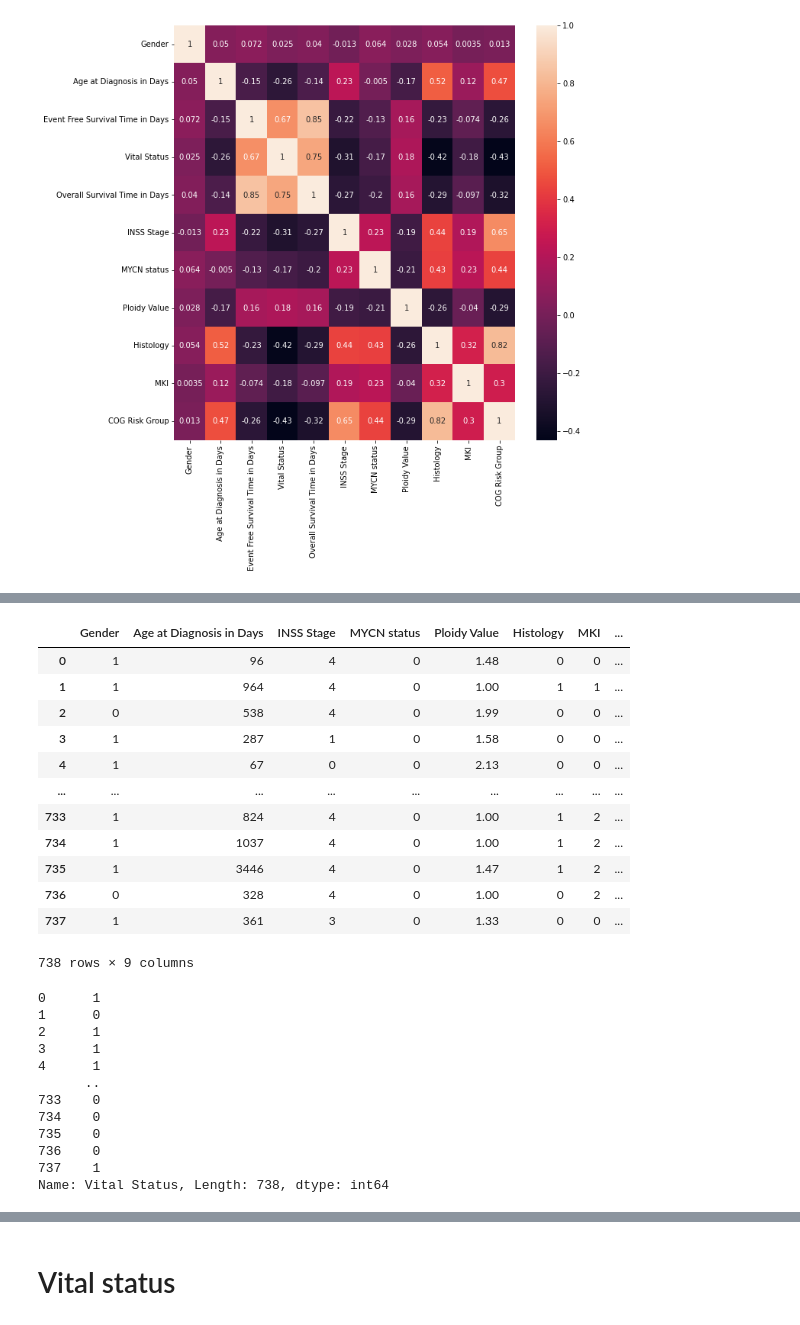
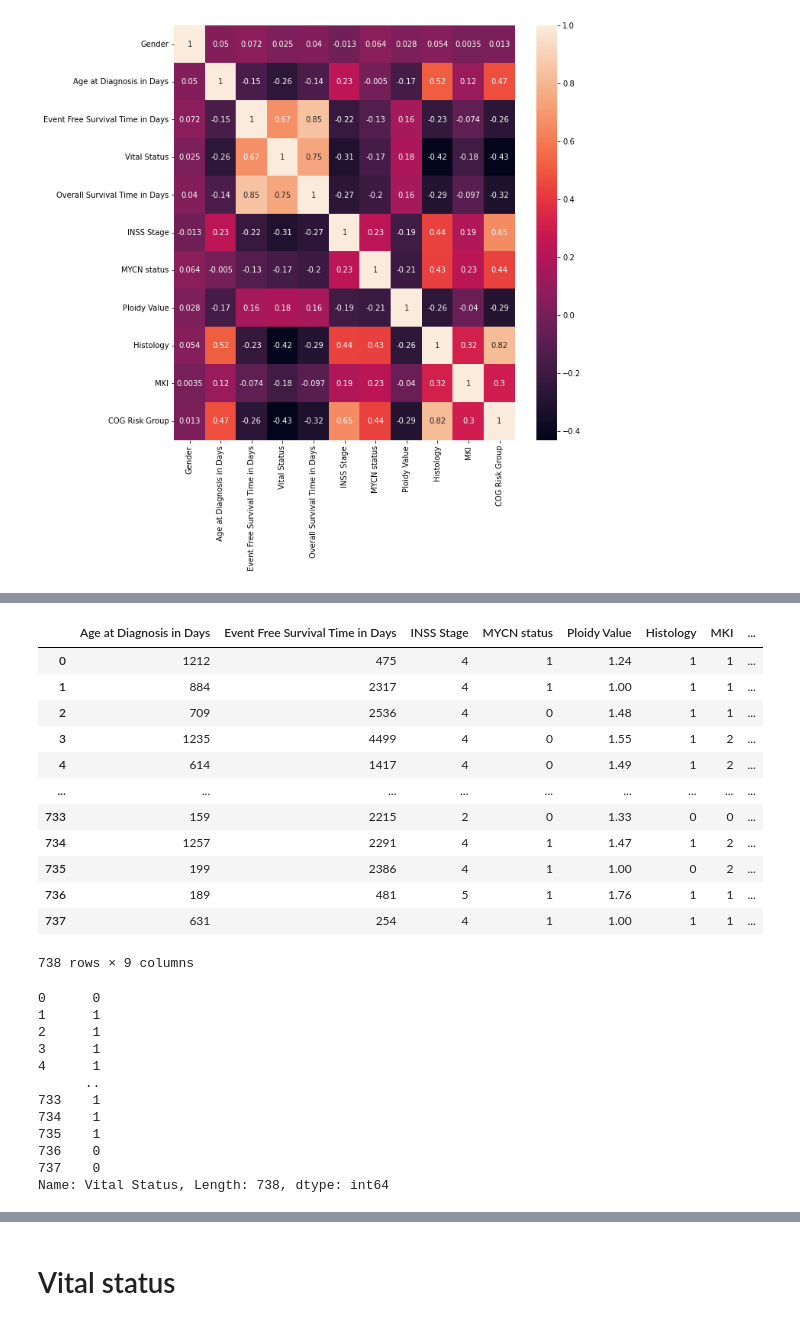
Before and after one commit to MuhammadAshiqAmeer/Federated_learning_experiments_with_Intel-openfl, a Jupyter notebook: neuroblastoma.ipynb, the cells around one changed output, grey strips where cells are left out. Cells and saved outputs as stored; diff of their text form; code cells hidden in the pictures.

```diff
--- a/neuroblastoma.ipynb
+++ b/neuroblastoma.ipynb
@@ -17,6 +17,7 @@ cd /content/drive/MyDrive/federated
 import pandas as pd
 
 df = pd.read_excel("neuroblastoma.xlsx")
+df = df.sample(frac=1).reset_index(drop=True)
 # %%
 df
 # %% [output]
@@ -195,20 +196,20 @@ df
 738 rows × 13 columns
 # %%
-x=df.drop(['Vital Status','TARGET USI','Event Free Survival Time in Days','Overall Survival Time in Days'],axis=1)
+x=df.drop(['Vital Status','TARGET USI','Overall Survival Time in Days','Gender'],axis=1)
 x
 # %% [output]
-|  | Gender | Age at Diagnosis in Days | INSS Stage | MYCN status | Ploidy Value | Histology | MKI | ... |
-| 0 | 1 | 96 | 4 | 0 | 1.48 | 0 | 0 | ... |
-| 1 | 1 | 964 | 4 | 0 | 1.00 | 1 | 1 | ... |
-| 2 | 0 | 538 | 4 | 0 | 1.99 | 0 | 0 | ... |
-| 3 | 1 | 287 | 1 | 0 | 1.58 | 0 | 0 | ... |
-| 4 | 1 | 67 | 0 | 0 | 2.13 | 0 | 0 | ... |
+|  | Age at Diagnosis in Days | Event Free Survival Time in Days | INSS Stage | MYCN status | Ploidy Value | Histology | MKI | ... |
+| 0 | 1212 | 475 | 4 | 1 | 1.24 | 1 | 1 | ... |
+| 1 | 884 | 2317 | 4 | 1 | 1.00 | 1 | 1 | ... |
+| 2 | 709 | 2536 | 4 | 0 | 1.48 | 1 | 1 | ... |
+| 3 | 1235 | 4499 | 4 | 0 | 1.55 | 1 | 2 | ... |
+| 4 | 614 | 1417 | 4 | 0 | 1.49 | 1 | 2 | ... |
 | ... | ... | ... | ... | ... | ... | ... | ... | ... |
-| 733 | 1 | 824 | 4 | 0 | 1.00 | 1 | 2 | ... |
-| 734 | 1 | 1037 | 4 | 0 | 1.00 | 1 | 2 | ... |
-| 735 | 1 | 3446 | 4 | 0 | 1.47 | 1 | 2 | ... |
-| 736 | 0 | 328 | 4 | 0 | 1.00 | 0 | 2 | ... |
-| 737 | 1 | 361 | 3 | 0 | 1.33 | 0 | 0 | ... |
+| 733 | 159 | 2215 | 2 | 0 | 1.33 | 0 | 0 | ... |
+| 734 | 1257 | 2291 | 4 | 1 | 1.47 | 1 | 2 | ... |
+| 735 | 199 | 2386 | 4 | 1 | 1.00 | 0 | 2 | ... |
+| 736 | 189 | 481 | 5 | 1 | 1.76 | 1 | 1 | ... |
+| 737 | 631 | 254 | 4 | 1 | 1.00 | 1 | 1 | ... |
 738 rows × 9 columns
 # %%
 #x_train=x.iloc[0:590]
@@ -221,17 +222,17 @@ x
 y=df['Vital Status']
 y
 # %% [output]
-0      1
-1      0
+0      0
+1      1
 2      1
 3      1
 4      1
       ..
-733    0
-734    0
-735    0
+733    1
+734    1
+735    1
 736    0
-737    1
+737    0
 Name: Vital Status, Length: 738, dtype: int64
 # %%
 #y_train=y.iloc[0:590]
```
Also changed, not shown: parts of 22 cells of this notebook.
